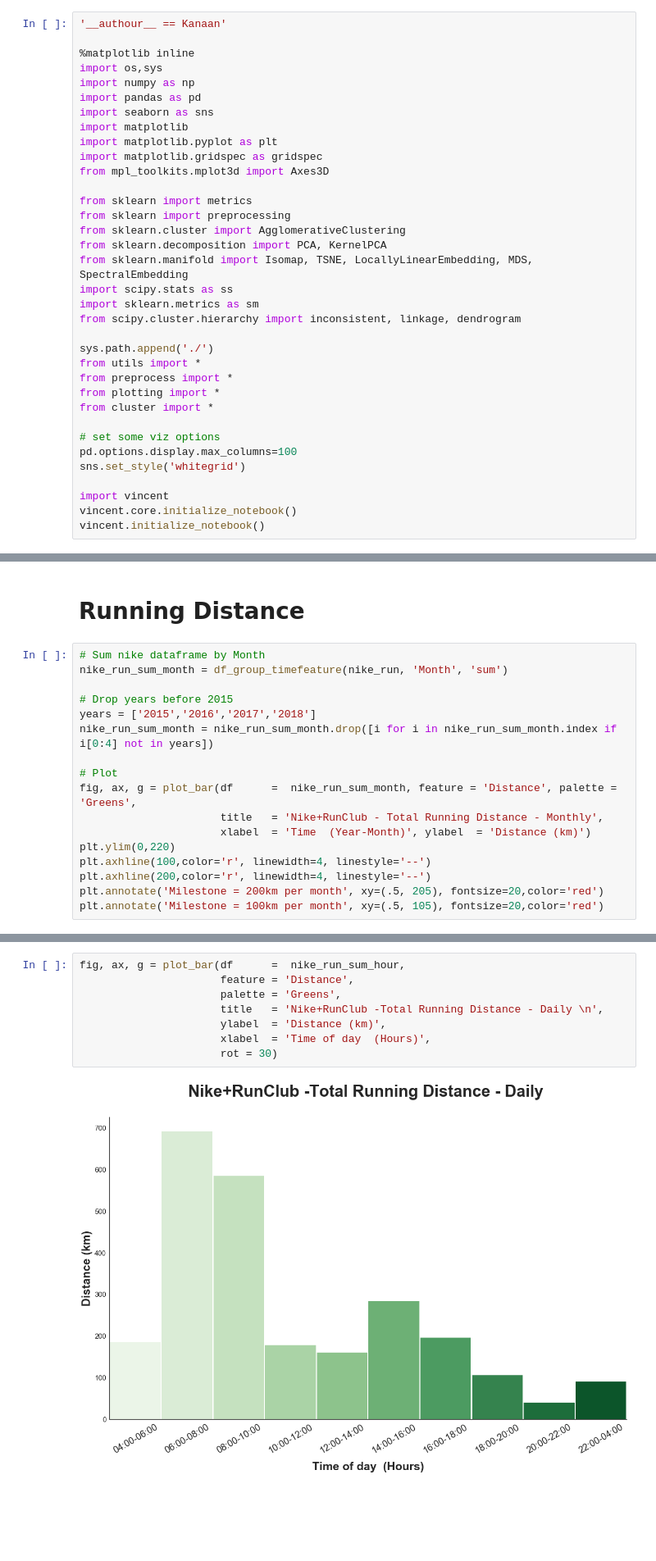
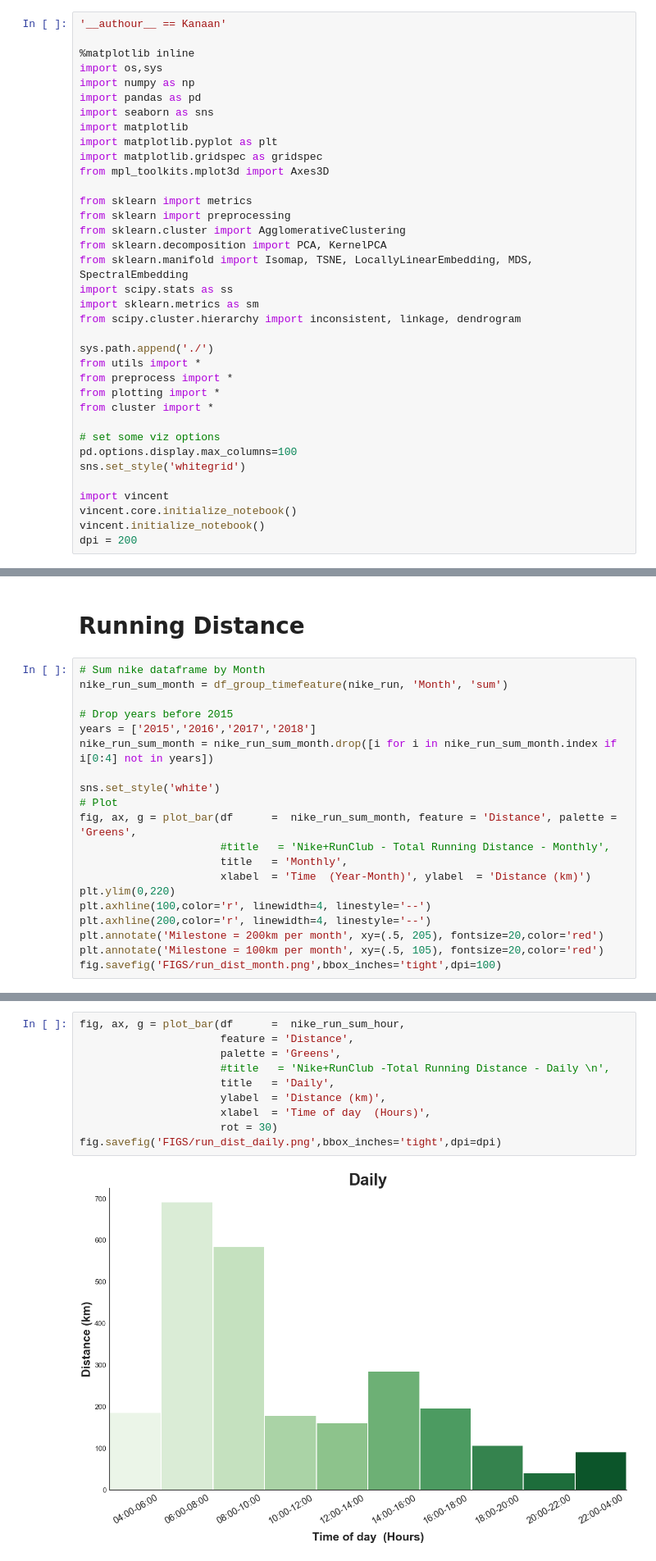
Before and after one commit to amadeuskanaan/PrecisionRunning, a Jupyter notebook: analyze.ipynb, the cells around one changed output, grey strips where cells are left out. Shown at 82% size. Cells and saved outputs as stored; diff of their text form; blank space fills up the shorter version.

```diff
--- a/analyze.ipynb
+++ b/analyze.ipynb
@@ -33,6 +33,7 @@ sns.set_style('whitegrid')
 import vincent
 vincent.core.initialize_notebook()
 vincent.initialize_notebook()
+dpi = 200
 # %% [markdown]
 <center> <img src="./FIGS/device.png" alt="Drawing"> <center>
 
@@ -111,13 +110,16 @@ nike_run_sum_month = df_group_timefeature(nike_run, 'Month', 'sum')
 years = ['2015','2016','2017','2018']
 nike_run_sum_month = nike_run_sum_month.drop([i for i in nike_run_sum_month.index if i[0:4] not in years])
 
+sns.set_style('white')
 # Plot
 fig, ax, g = plot_bar(df      =  nike_run_sum_month, feature = 'Distance', palette = 'Greens',
-                      title   = 'Nike+RunClub - Total Running Distance - Monthly',
+                      #title   = 'Nike+RunClub - Total Running Distance - Monthly',
+                      title   = 'Monthly',
                       xlabel  = 'Time  (Year-Month)', ylabel  = 'Distance (km)')
 plt.ylim(0,220)
 plt.axhline(100,color='r', linewidth=4, linestyle='--')
 plt.axhline(200,color='r', linewidth=4, linestyle='--')
 plt.annotate('Milestone = 200km per month', xy=(.5, 205), fontsize=20,color='red')
 plt.annotate('Milestone = 100km per month', xy=(.5, 105), fontsize=20,color='red')
+fig.savefig('FIGS/run_dist_month.png',bbox_inches='tight',dpi=100)
 # %% [output]
@@ -126,13 +127,15 @@ plt.annotate('Milestone = 100km per month', xy=(.5, 105), fontsize=20,color='red
 # %%
 fig, ax, g = plot_bar(df      =  nike_run_sum_hour,
                       feature = 'Distance',
                       palette = 'Greens',
-                      title   = 'Nike+RunClub -Total Running Distance - Daily \n',
+                      #title   = 'Nike+RunClub -Total Running Distance - Daily \n',
+                      title   = 'Daily',
                       ylabel  = 'Distance (km)',
                       xlabel  = 'Time of day  (Hours)',
                       rot = 30)
+fig.savefig('FIGS/run_dist_daily.png',bbox_inches='tight',dpi=dpi)
 # %% [output]
-[figure, old version]
+[figure, new version]
 # %%
 fig, ax, g = plot_bar(df      =  nike_run_sum_week,
                       feature = 'Distance',
```
Also changed, not shown: parts of 41 cells of this notebook, 7 other files.
